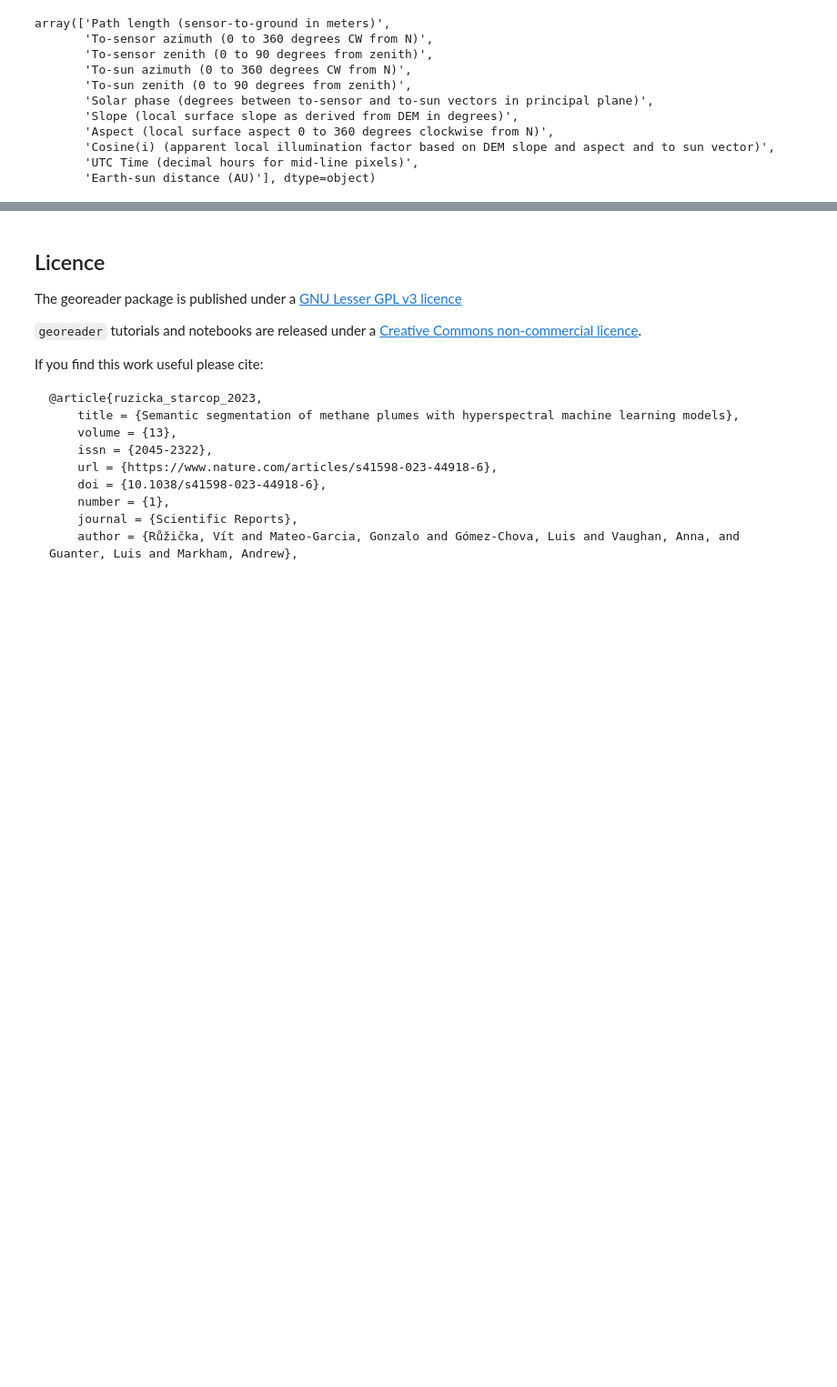
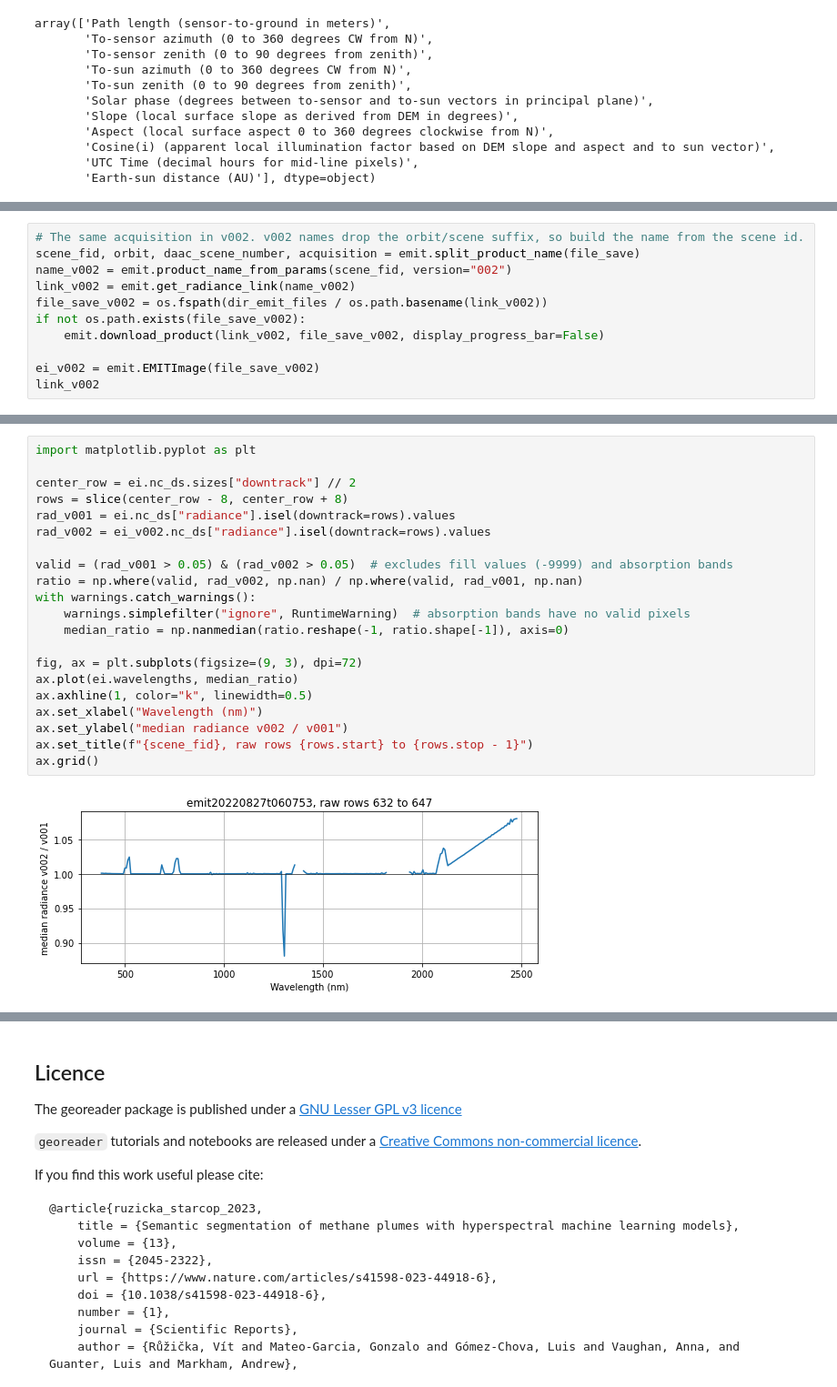
Before and after one commit to spaceml-org/georeader, a Jupyter notebook: docs/emit_explore.ipynb, the cells around one changed output, grey strips where cells are left out. Shown at 91% size. Drawn from its saved outputs; the diff is of its cells as text; blank space fills up the shorter version.

```diff
--- a/docs/emit_explore.ipynb
+++ b/docs/emit_explore.ipynb
@@ -333,0 +356,11 @@ show(emit_image_utm.observation('Slope (local surface slope as derived from DEM
+# %%
+# The same acquisition in v002. v002 names drop the orbit/scene suffix, so build the name from the scene id.
+scene_fid, orbit, daac_scene_number, acquisition = emit.split_product_name(file_save)
+name_v002 = emit.product_name_from_params(scene_fid, version="002")
+link_v002 = emit.get_radiance_link(name_v002)
+file_save_v002 = os.fspath(dir_emit_files / os.path.basename(link_v002))
+if not os.path.exists(file_save_v002):
+    emit.download_product(link_v002, file_save_v002, display_progress_bar=False)
+
+ei_v002 = emit.EMITImage(file_save_v002)
+link_v002
@@ -333,0 +403,23 @@ show(emit_image_utm.observation('Slope (local surface slope as derived from DEM
+# %%
+import matplotlib.pyplot as plt
+
+center_row = ei.nc_ds.sizes["downtrack"] // 2
+rows = slice(center_row - 8, center_row + 8)
+rad_v001 = ei.nc_ds["radiance"].isel(downtrack=rows).values
+rad_v002 = ei_v002.nc_ds["radiance"].isel(downtrack=rows).values
+
+valid = (rad_v001 > 0.05) & (rad_v002 > 0.05)  # excludes fill values (-9999) and absorption bands
+ratio = np.where(valid, rad_v002, np.nan) / np.where(valid, rad_v001, np.nan)
+with warnings.catch_warnings():
+    warnings.simplefilter("ignore", RuntimeWarning)  # absorption bands have no valid pixels
+    median_ratio = np.nanmedian(ratio.reshape(-1, ratio.shape[-1]), axis=0)
+
+fig, ax = plt.subplots(figsize=(9, 3), dpi=72)
+ax.plot(ei.wavelengths, median_ratio)
+ax.axhline(1, color="k", linewidth=0.5)
+ax.set_xlabel("Wavelength (nm)")
+ax.set_ylabel("median radiance v002 / v001")
+ax.set_title(f"{scene_fid}, raw rows {rows.start} to {rows.stop - 1}")
+ax.grid()
+# %% [output]
+[figure, added]
```
Also changed, not shown: parts of 23 cells of this notebook.
